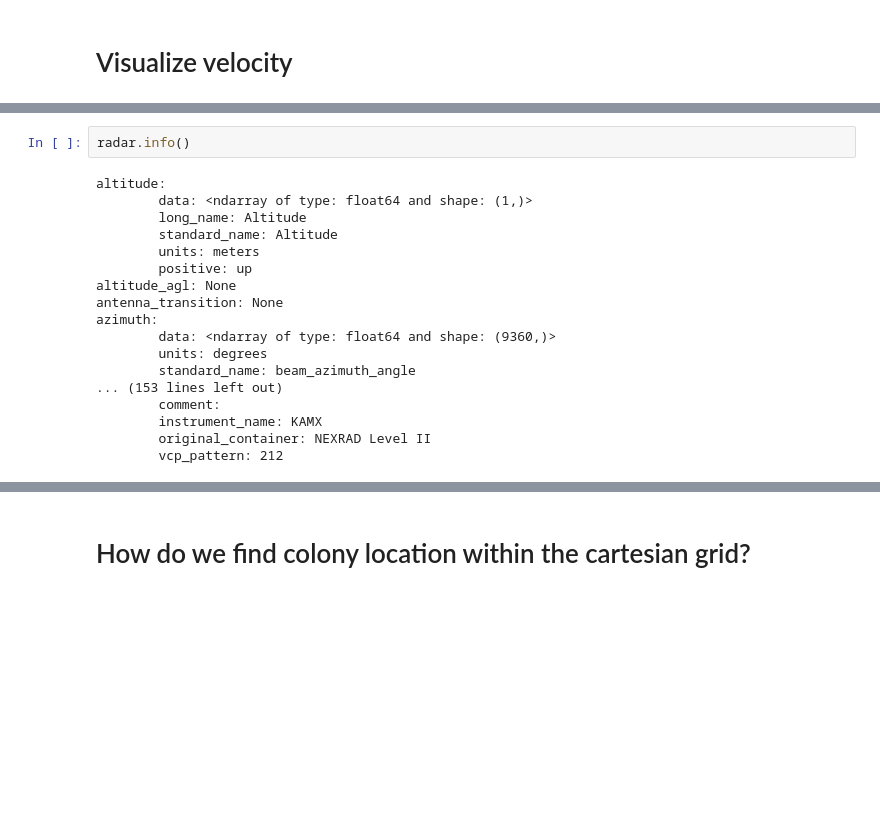
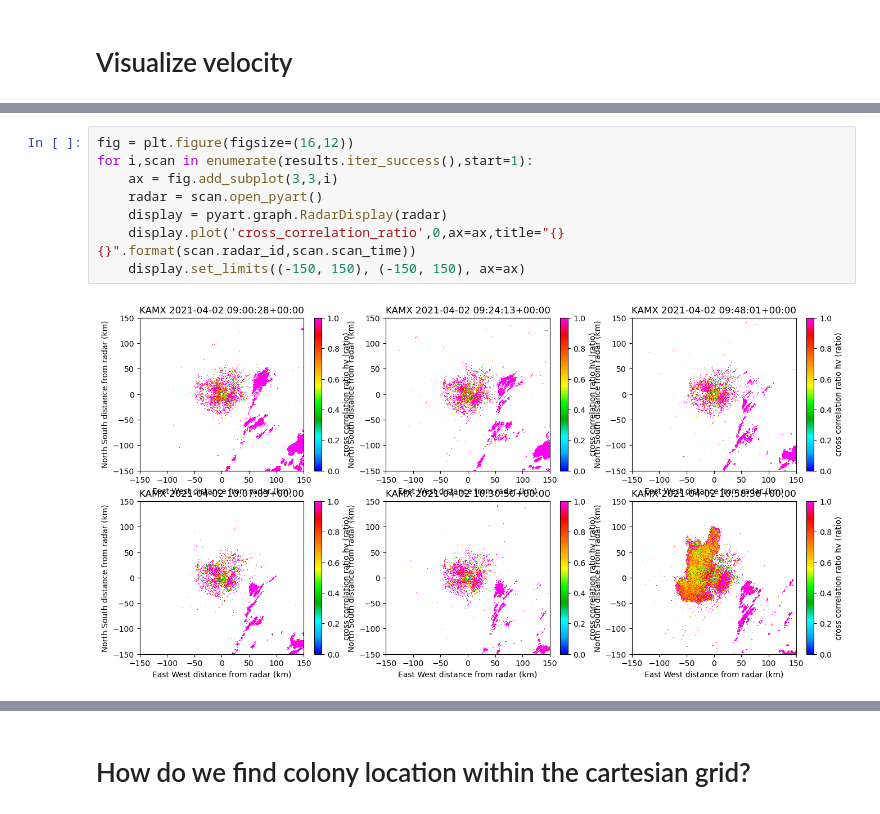
Before and after one commit to weecology/everglades_radar, a Jupyter notebook: Download.ipynb, the cells around one changed output, grey strips where cells are left out. Cells and saved outputs as stored; diff of their text form; blank space fills up the shorter version.

```diff
--- a/Download.ipynb
+++ b/Download.ipynb
@@ -78,20 +86,10 @@ for i,scan in enumerate(results.iter_success(),start=1):
-# %%
-radar.info()
-# %% [output]
-altitude:
-        data: <ndarray of type: float64 and shape: (1,)>
-        long_name: Altitude
-        standard_name: Altitude
-        units: meters
-        positive: up
-altitude_agl: None
-antenna_transition: None
-azimuth:
-        data: <ndarray of type: float64 and shape: (9360,)>
-        units: degrees
-        standard_name: beam_azimuth_angle
-... (153 lines left out)
-        comment:
-        instrument_name: KAMX
-        original_container: NEXRAD Level II
-        vcp_pattern: 212
+# %%
+fig = plt.figure(figsize=(16,12))
+for i,scan in enumerate(results.iter_success(),start=1):
+    ax = fig.add_subplot(3,3,i)
+    radar = scan.open_pyart()
+    display = pyart.graph.RadarDisplay(radar)
+    display.plot('cross_correlation_ratio',0,ax=ax,title="{} {}".format(scan.radar_id,scan.scan_time))
+    display.set_limits((-150, 150), (-150, 150), ax=ax)
+# %% [output]
+[figure, added]
```
Also changed, not shown: parts of 22 cells of this notebook, 1 other file.
